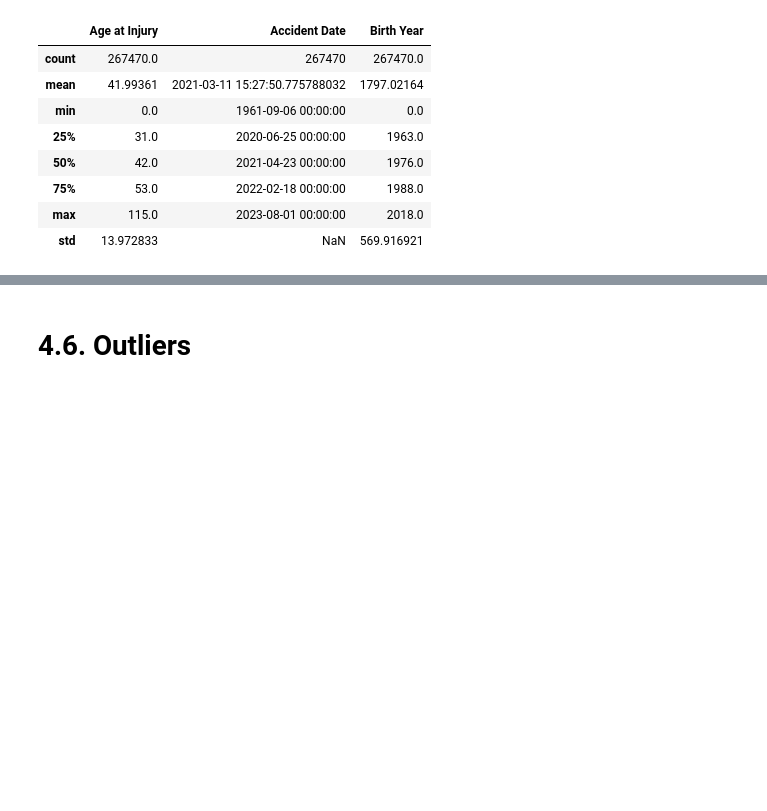
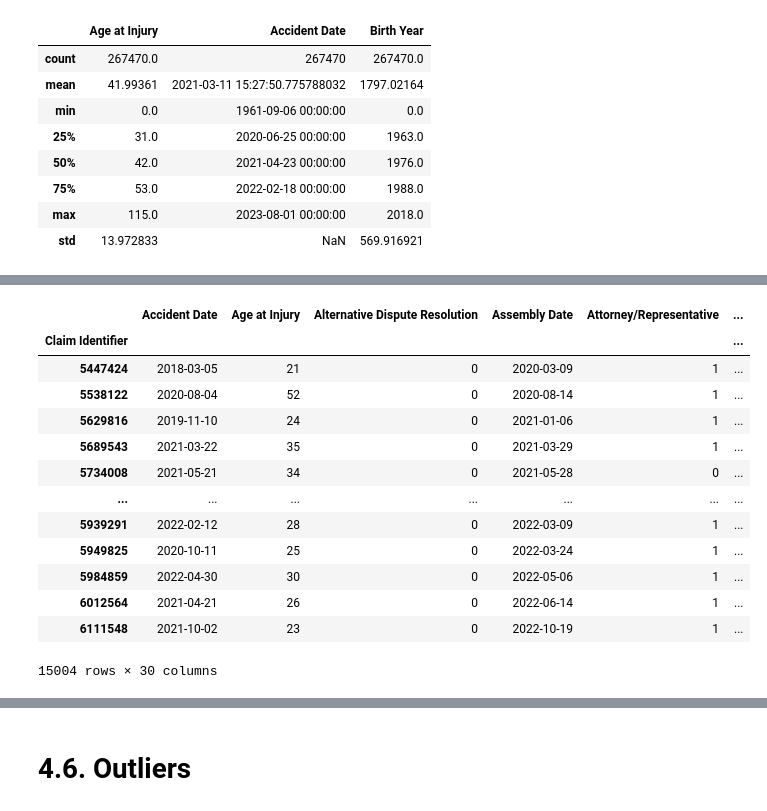
Before and after one commit to mgalao/machine-learning-project, a Jupyter notebook: project/Homework_Group38.ipynb, the cells around one changed output, grey strips where cells are left out. Cells and saved outputs as stored; diff of their text form; code cells hidden in the pictures; blank space fills up the shorter version.

```diff
--- a/project/Homework_Group38.ipynb
+++ b/project/Homework_Group38.ipynb
@@ -946,0 +961,22 @@ inconsistent_rows[['Age at Injury', 'Accident Date', 'Birth Year']].describe()
+# %%
+count_invalid_zip_codes = df_inconsistencies[
+    (df_inconsistencies["Zip Code"].astype(str).apply(len) != 5) &
+    (df_inconsistencies["Zip Code"].astype(str).apply(len) != 9) &
+    df_inconsistencies["Zip Code"].notna()
+]
+count_invalid_zip_codes
+# %% [output]
+|  | Accident Date | Age at Injury | Alternative Dispute Resolution | Assembly Date | Attorney/Representative | ... |
+| Claim Identifier |  |  |  |  |  | ... |
+| 5447424 | 2018-03-05 | 21 | 0 | 2020-03-09 | 1 | ... |
+| 5538122 | 2020-08-04 | 52 | 0 | 2020-08-14 | 1 | ... |
+| 5629816 | 2019-11-10 | 24 | 0 | 2021-01-06 | 1 | ... |
+| 5689543 | 2021-03-22 | 35 | 0 | 2021-03-29 | 1 | ... |
+| 5734008 | 2021-05-21 | 34 | 0 | 2021-05-28 | 0 | ... |
+| ... | ... | ... | ... | ... | ... | ... |
+| 5939291 | 2022-02-12 | 28 | 0 | 2022-03-09 | 1 | ... |
+| 5949825 | 2020-10-11 | 25 | 0 | 2022-03-24 | 1 | ... |
+| 5984859 | 2022-04-30 | 30 | 0 | 2022-05-06 | 1 | ... |
+| 6012564 | 2021-04-21 | 26 | 0 | 2022-06-14 | 1 | ... |
+| 6111548 | 2021-10-02 | 23 | 0 | 2022-10-19 | 1 | ... |
+15004 rows × 30 columns
```
Also changed, not shown: parts of 41 cells of this notebook, 1 other file.
